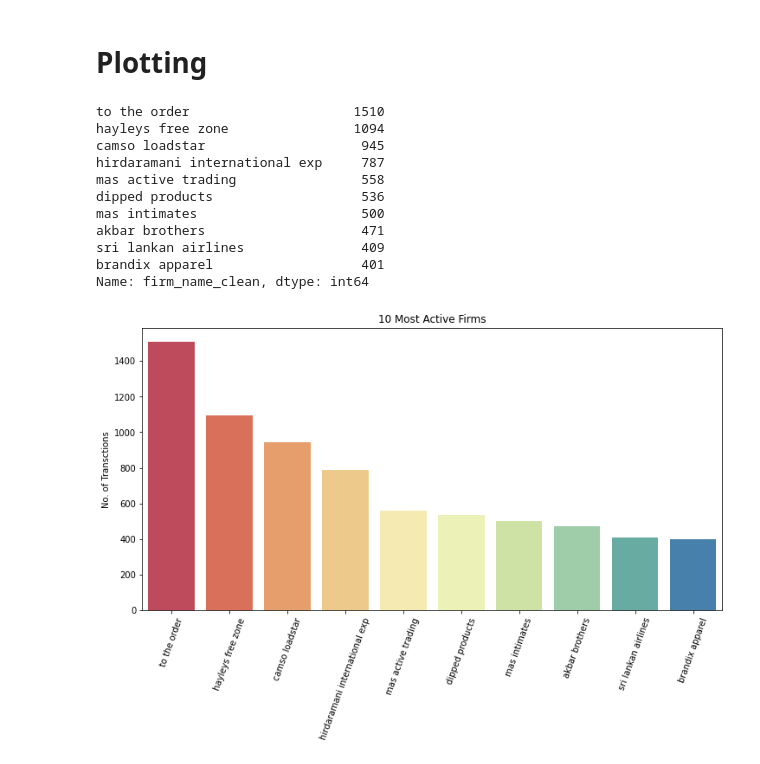
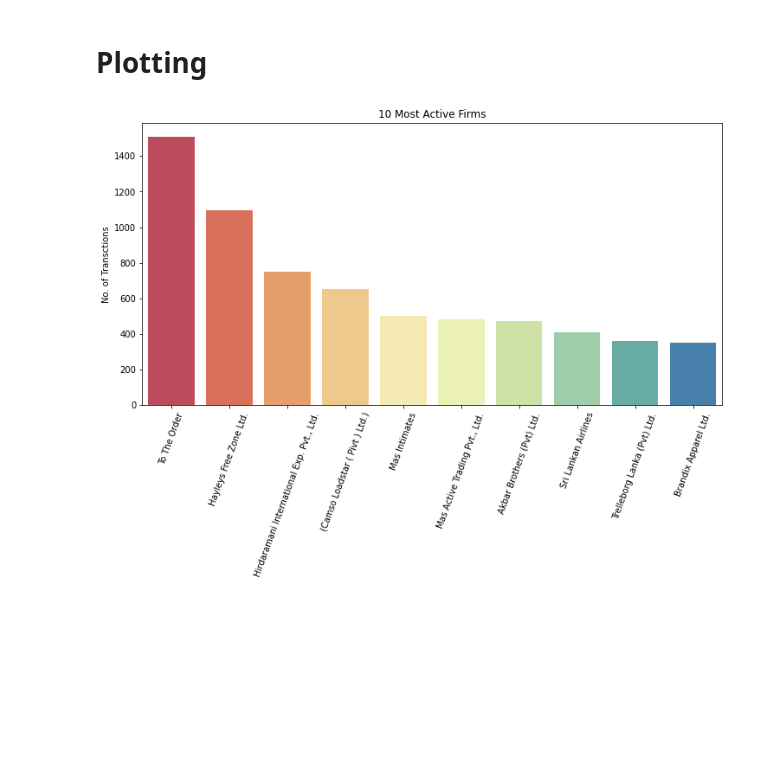
Before and after one commit to noragriffith/WorldBankTest, a Jupyter notebook: test_code_noragriffith.ipynb, the cells around one changed output. Cells and saved outputs as stored; diff of their text form; code cells hidden in the pictures; blank space fills up the shorter version.

```diff
--- a/test_code_noragriffith.ipynb
+++ b/test_code_noragriffith.ipynb
@@ -142,28 +172,15 @@ comm_trans_df
 # %% [markdown]
 # Plotting
-# %%
-#Top 10 companies by number of transactions
-top_10 = comm_trans_df['firm_name_clean'].value_counts()[:10]
-top_10
-# %% [output]
-to the order                     1510
-hayleys free zone                1094
-camso loadstar                    945
-hirdaramani international exp     787
-mas active trading                558
-dipped products                   536
-mas intimates                     500
-akbar brothers                    471
-sri lankan airlines               409
-brandix apparel                   401
-Name: firm_name_clean, dtype: int64
 # %%
+#Top 10 companies by number of transactions
+top_10 = comm_trans_df['firm_name'].value_counts()[:10]
+
 #plot for the top 10 countries
 plt.figure(figsize=(12,6))
 plt.xticks(rotation=70)
 sns.barplot(x=top_10.index, y=top_10, palette = 'Spectral')
 plt.ylabel("No. of Transctions")
 plt.title("10 Most Active Firms")
 plt.show()
 # %% [output]
-[figure, old version]
+[figure, new version]
```
Also changed, not shown: parts of 3 cells of this notebook.
